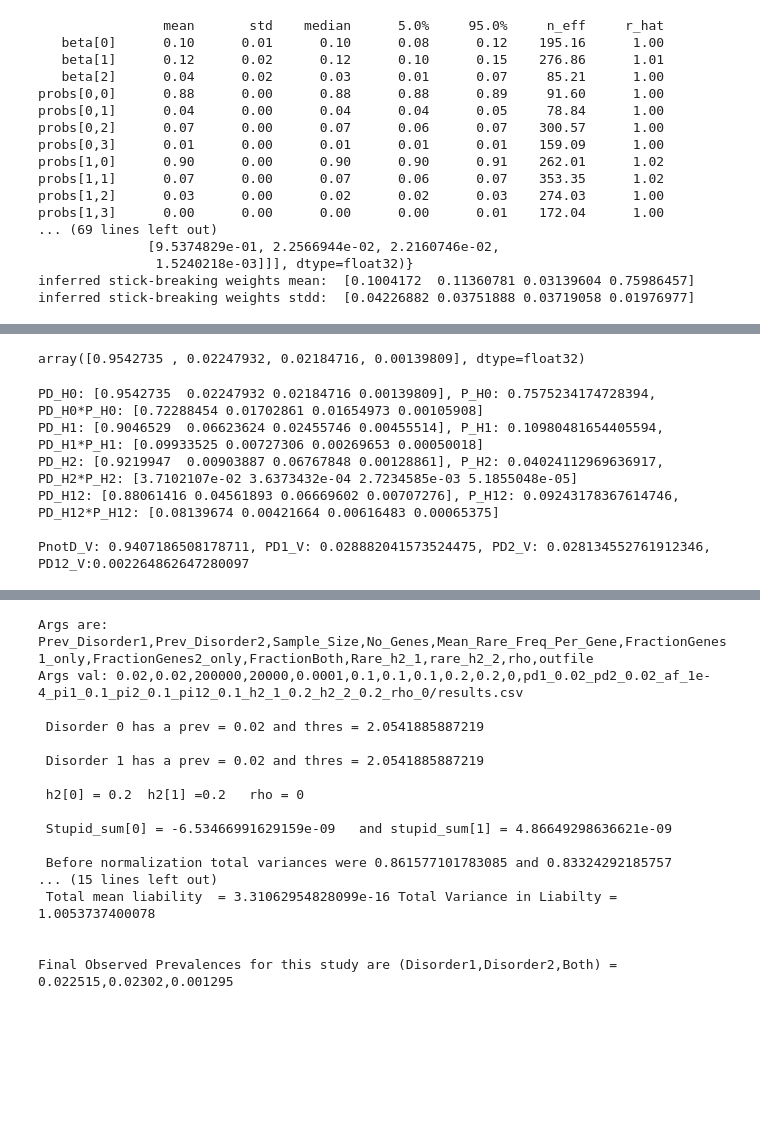
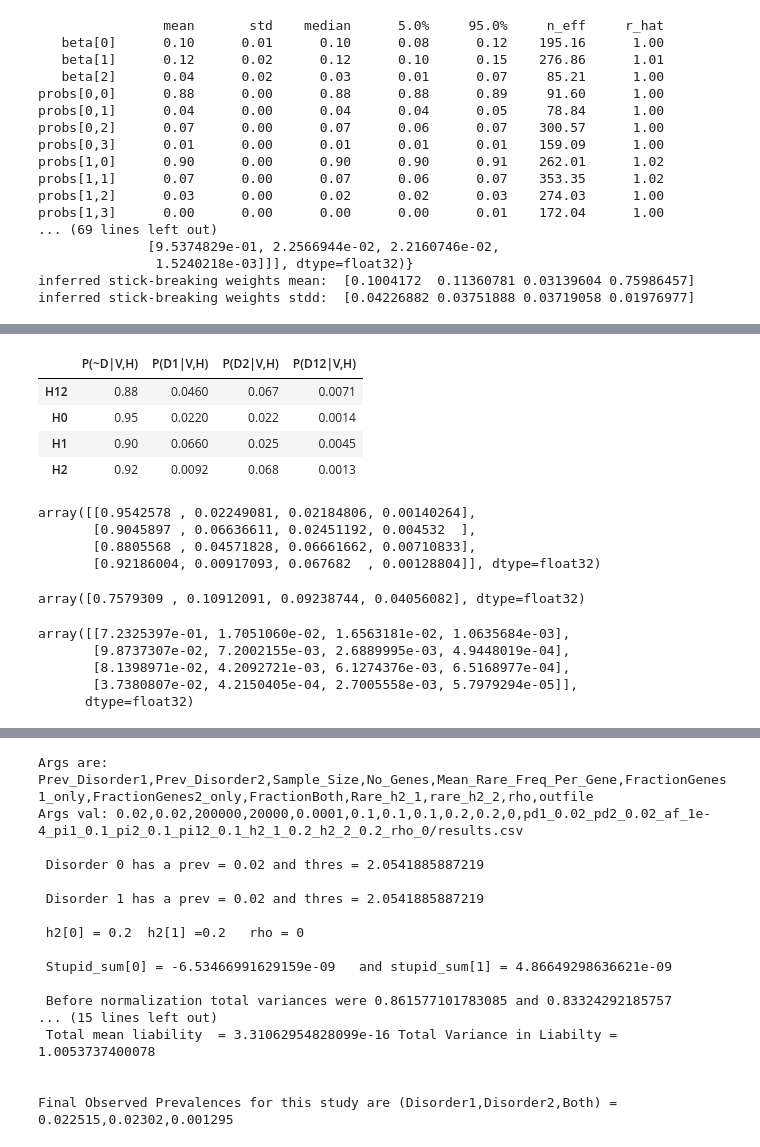
Before and after one commit to akotlar/multivariate-tada, a Jupyter notebook: project/sim5.ipynb, the cells around one changed output, grey strips where cells are left out. Drawn from its saved outputs; the diff is of its cells as text; code cells hidden in the pictures; blank space fills up the shorter version.

```diff
--- a/project/sim5.ipynb
+++ b/project/sim5.ipynb
@@ -367,8 +370,8 @@ inferred stick-breaking weights stdd:  [0.04226882 0.03751888 0.03719058 0.01976
 random_key, _random_key = random.split(random_key)
 
 run_params_dave_2k_8k_gamma8 = run_params_dave.copy()
-run_params_dave_2k_8k_gamma8['num_warmup'] = 2000
-run_params_dave_2k_8k_gamma8['num_samples'] = 8000
+run_params_dave_2k_8k_gamma8['num_warmup'] = 1000
+run_params_dave_2k_8k_gamma8['num_samples'] = 2000
 run_params_dave_2k_8k_gamma8['model_to_run'] = model_with_gamma_prior_alpha8
 
 mcmc_dave_2k_8k_gamma8 = run_until_enough(random_key=_random_key, run_params=run_params_dave_2k_8k_gamma8)
@@ -472,0 +461,3 @@ with open(f"{folder}/run_params.pickle", "wb") as f:
+# %%
+#best_weights, best_probs, best_dirichlet_concentrations = ordered_statistics([best_chain])
+best_weights, best_probs, best_betas, best_dirichlet_concentrations = get_parameters(best_chain)
@@ -531,34 +488,8 @@ array([[0.7337045 ],
-# %%
-best_probs.mean(1)[0,assumed_h0]
-# %% [output]
-array([0.9542735 , 0.02247932, 0.02184716, 0.00139809], dtype=float32)
-# %%
-PD_H0 = best_probs_mean_across_mcmc_samples[0,assumed_h0]
-P_H0 = best_weights_mean_across_mcmc_samples[0,assumed_h0]
-print(f'PD_H0: {PD_H0}, P_H0: {P_H0}, PD_H0*P_H0: {PD_H0*P_H0}')
-
-PD_H1 = best_probs_mean_across_mcmc_samples[0,assumed_h1]
-P_H1 = best_weights_mean_across_mcmc_samples[0,assumed_h1]
-print(f'PD_H1: {PD_H1}, P_H1: {P_H1}, PD_H1*P_H1: {PD_H1*P_H1}')
-
-PD_H2 = best_probs_mean_across_mcmc_samples[0,assumed_h2]
-P_H2 = best_weights_mean_across_mcmc_samples[0,assumed_h2]
-print(f'PD_H2: {PD_H2}, P_H2: {P_H2}, PD_H2*P_H2: {PD_H2*P_H2}')
-
-PD_H12 = best_probs_mean_across_mcmc_samples[0,assumed_h12]
-P_H12 = best_weights_mean_across_mcmc_samples[0,assumed_h12]
-print(f'PD_H12: {PD_H12}, P_H12: {P_H12}, PD_H12*P_H12: {PD_H12*P_H12}')
-
-PnotD_V = PD_H0[0] * P_H0 + PD_H1[0] * P_H1 + PD_H2[0] * P_H2 + PD_H12[0] * P_H12
-PD1_V = PD_H0[1] * P_H0 + PD_H1[1] * P_H1 + PD_H2[1] * P_H2 + PD_H12[1] * P_H12
-PD2_V = PD_H0[2] * P_H0 + PD_H1[2] * P_H1 + PD_H2[2] * P_H2 + PD_H12[2] * P_H12
-PD12_V = PD_H0[3] * P_H0 + PD_H1[3] * P_H1 + PD_H2[3] * P_H2 + PD_H12[3] * P_H12
-
-print(f'\nPnotD_V: {PnotD_V}, PD1_V: {PD1_V}, PD2_V: {PD2_V}, PD12_V:{PD12_V}, PnotD_V - (PD1_V + PD2_V + PD12_V): {PnotD_V - (PD1_V + PD2_V + PD12_V)}')
-# %% [output]
-PD_H0: [0.9542735  0.02247932 0.02184716 0.00139809], P_H0: 0.7575234174728394, PD_H0*P_H0: [0.72288454 0.01702861 0.01654973 0.00105908]
-PD_H1: [0.9046529  0.06623624 0.02455746 0.00455514], P_H1: 0.10980481654405594, PD_H1*P_H1: [0.09933525 0.00727306 0.00269653 0.00050018]
-PD_H2: [0.9219947  0.00903887 0.06767848 0.00128861], P_H2: 0.04024112969636917, PD_H2*P_H2: [3.7102107e-02 3.6373432e-04 2.7234585e-03 5.1855048e-05]
-PD_H12: [0.88061416 0.04561893 0.06669602 0.00707276], P_H12: 0.09243178367614746, PD_H12*P_H12: [0.08139674 0.00421664 0.00616483 0.00065375]
-
-PnotD_V: 0.9407186508178711, PD1_V: 0.028882041573524475, PD2_V: 0.028134552761912346, PD12_V:0.002264862647280097
+# %%
+display(get_assumed_order_for_2(best_probs, best_weights)[4])
+# %% [output]
+|  | P(~D|V,H) | P(D1|V,H) | P(D2|V,H) | P(D12|V,H) |
+| H12 | 0.88 | 0.0460 | 0.067 | 0.0071 |
+| H0 | 0.95 | 0.0220 | 0.022 | 0.0014 |
+| H1 | 0.90 | 0.0660 | 0.025 | 0.0045 |
+| H2 | 0.92 | 0.0092 | 0.068 | 0.0013 |
@@ -564,0 +498,21 @@ PnotD_V: 0.9407186508178711, PD1_V: 0.028882041573524475, PD2_V: 0.0281345527619
+# %%
+best_probs_mean_across_mcmc_samples
+# %% [output]
+array([[0.9542578 , 0.02249081, 0.02184806, 0.00140264],
+       [0.9045897 , 0.06636611, 0.02451192, 0.004532  ],
+       [0.8805568 , 0.04571828, 0.06661662, 0.00710833],
+       [0.92186004, 0.00917093, 0.067682  , 0.00128804]], dtype=float32)
+# %%
+best_weights_mean_across_mcmc_samples
+# %% [output]
+array([0.7579309 , 0.10912091, 0.09238744, 0.04056082], dtype=float32)
+# %%
+PD_V_H_P_H_across_samples = np.multiply(best_probs[0], best_weights[0].reshape(*best_weights[0].shape,1))
+PD_V_H_P_H_mean = PD_V_H_P_H_across_samples.mean(0)
+PD_V_H_P_H_mean
+# %% [output]
+array([[7.2325397e-01, 1.7051060e-02, 1.6563181e-02, 1.0635684e-03],
+       [9.8737307e-02, 7.2002155e-03, 2.6889995e-03, 4.9448019e-04],
+       [8.1398971e-02, 4.2092721e-03, 6.1274376e-03, 6.5168977e-04],
+       [3.7380807e-02, 4.2150405e-04, 2.7005558e-03, 5.7979294e-05]],
+      dtype=float32)
```
Also changed, not shown: parts of 19 cells of this notebook, 1 other file.
